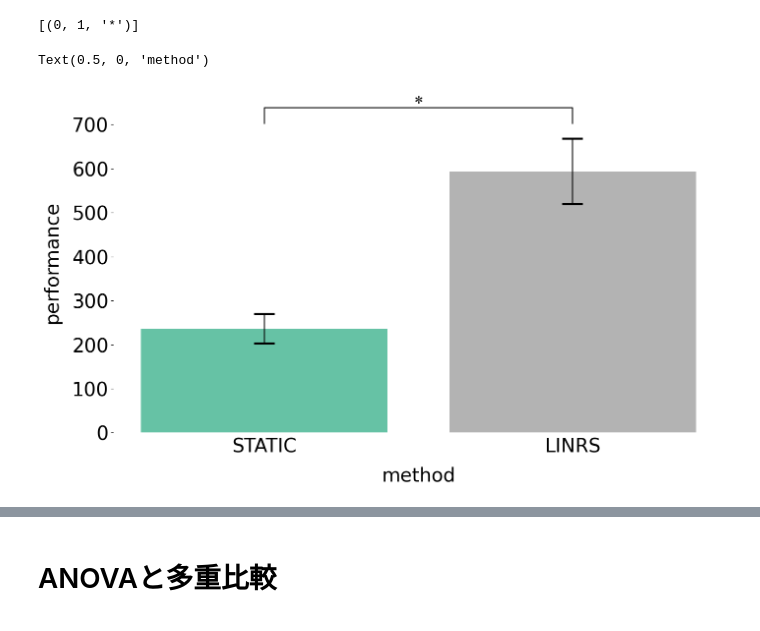
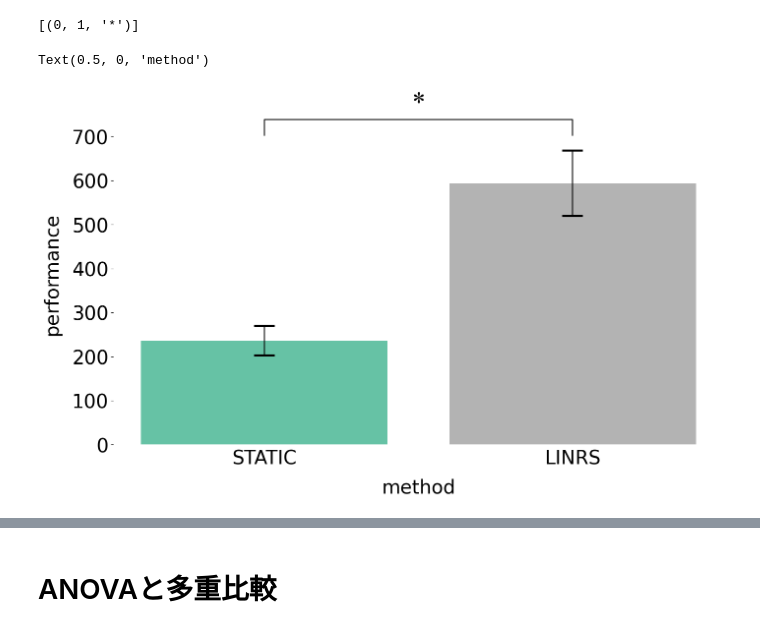
Before and after one commit to takato86/vistats, a Jupyter notebook: examples/scipy_connect_example.ipynb, the cells around one changed output, grey strips where cells are left out. Cells and saved outputs as stored; diff of their text form; code cells hidden in the pictures.

```diff
--- a/examples/scipy_connect_example.ipynb
+++ b/examples/scipy_connect_example.ipynb
@@ -45,33 +45,33 @@ cmap = sns.color_palette("Set2", as_cmap=True)
 
 plt.gca().spines['right'].set_visible(False)
 plt.gca().spines['top'].set_visible(False)
 plt.gca().spines['left'].set_visible(False)
 plt.gca().spines['bottom'].set_visible(False)
 plt.tick_params(bottom=False, labelsize=28)
 plt.rcParams["font.family"] = "Times New Roman"
 
 bars = np.arange(len(ttest_data_df.columns))
 means = ttest_data_df.mean(axis=0)
 sems = ttest_data_df.sem(axis=0)
 
 plt.bar(
     bars, means,
     tick_label=ttest_data_df.columns.tolist(),
     yerr=sems,
     capsize=15.0,
     error_kw={"capthick": 3.0},
     align='center',
     color=cmap.resampled(len(ttest_data_df.columns)).colors
 )
 
 # run the function after plt.bar
-barplot_annotate_brackets(
+annotate_brackets(
     asterisk_tuples, bars, means.tolist(),
-    yerr=sems.tolist(), fs=28, ax=ax
+    yerr=sems.tolist(), fs=40, ax=ax
 )
 
 plt.ylabel("performance", labelpad=15, fontsize=28)
 plt.xlabel("method", labelpad=15, fontsize=28)
 # %% [output]
 Text(0.5, 0, 'method')
-[figure, old version]
+[figure, new version]
```
Also changed, not shown: parts of 5 cells of this notebook, 8 other files.
